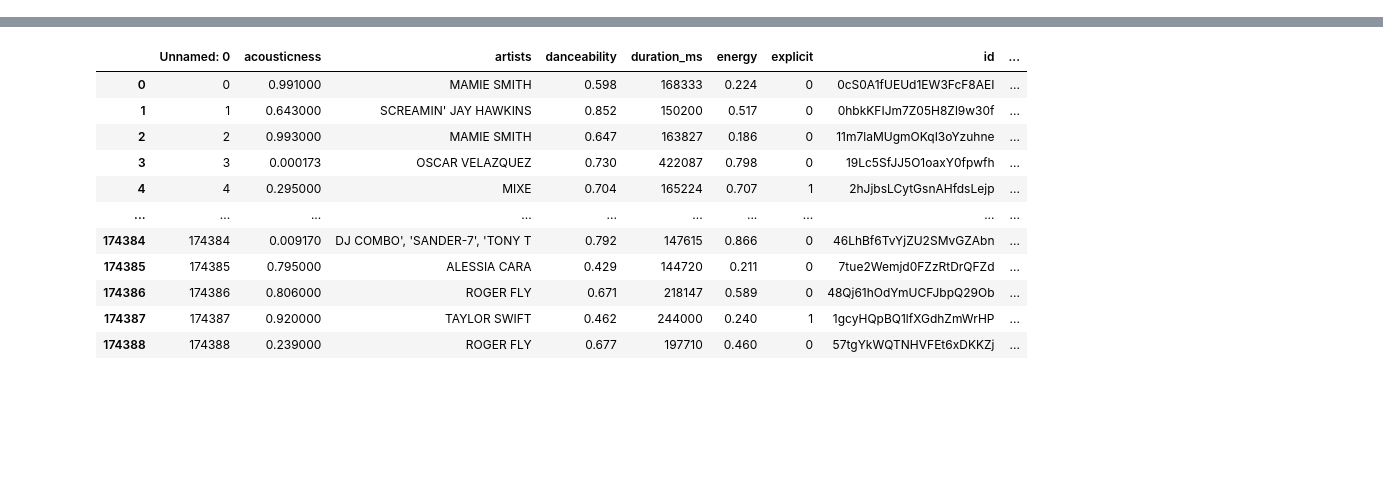
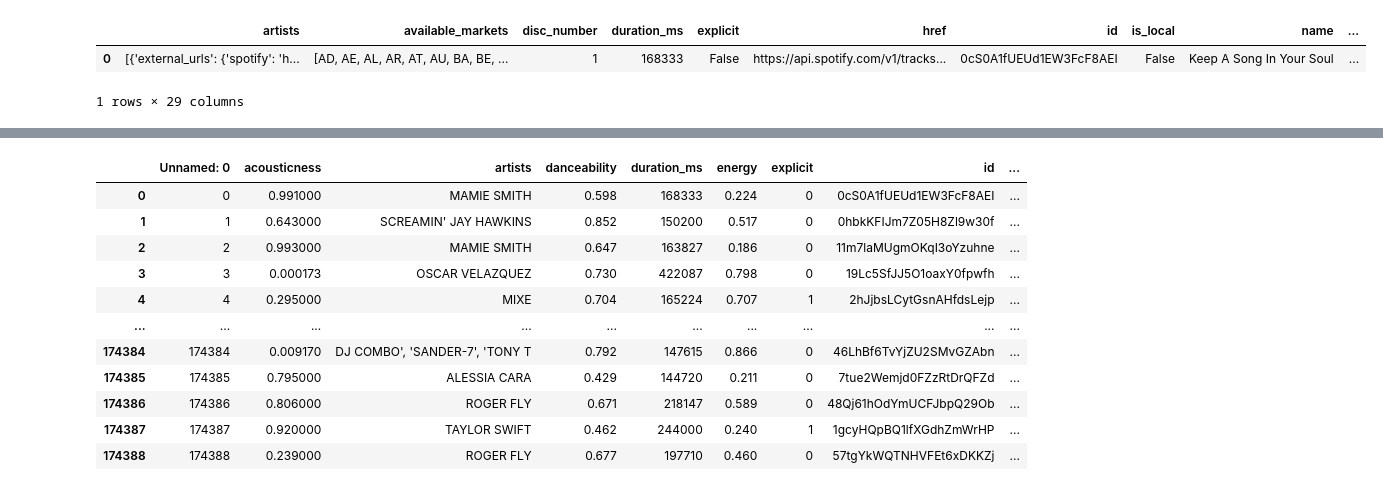
Before and after one commit to Jroc561/spotify_suggester, a Jupyter notebook: josh.ipynb, the cells around one changed output, grey strips where cells are left out. Cells and saved outputs as stored; diff of their text form; code cells hidden in the pictures; blank space fills up the shorter version.

```diff
--- a/josh.ipynb
+++ b/josh.ipynb
@@ -6,4 +8,7 @@ from sklearn.neighbors import NearestNeighbors
 from joblib import dump
+# %%
+sp = spotipy.Spotify(auth_manager=SpotifyClientCredentials(client_id="9e5f390cdd7e44658f17b1b3228c02b2",
+                                                           client_secret="a2d7e42715d54e12a3a4e86ba5d93dc0"))
 # %%
 """
 Primary:
@@ -29,5 +34,15 @@ Categorical:
 - artists (List of artists mentioned)
 - release_date (Date of release mostly in yyyy-mm-dd format, however precision of date may vary)
 - name (Name of the song)"""
+# %%
+urn = 'spotify:track:0cS0A1fUEUd1EW3FcF8AEI'
+
+results = sp.track(urn)
+random = pd.json_normalize(results)
+random
+# %% [output]
+|  | artists | available_markets | disc_number | duration_ms | explicit | href | id | is_local | name | ... |
+| 0 | [{'external_urls': {'spotify': 'h... | [AD, AE, AL, AR, AT, AU, BA, BE, ... | 1 | 168333 | False | https://api.spotify.com/v1/tracks... | 0cS0A1fUEUd1EW3FcF8AEI | False | Keep A Song In Your Soul | ... |
+1 rows × 29 columns
 # %%
 def song_model(input):
```
Also changed, not shown: parts of 21 cells of this notebook.
